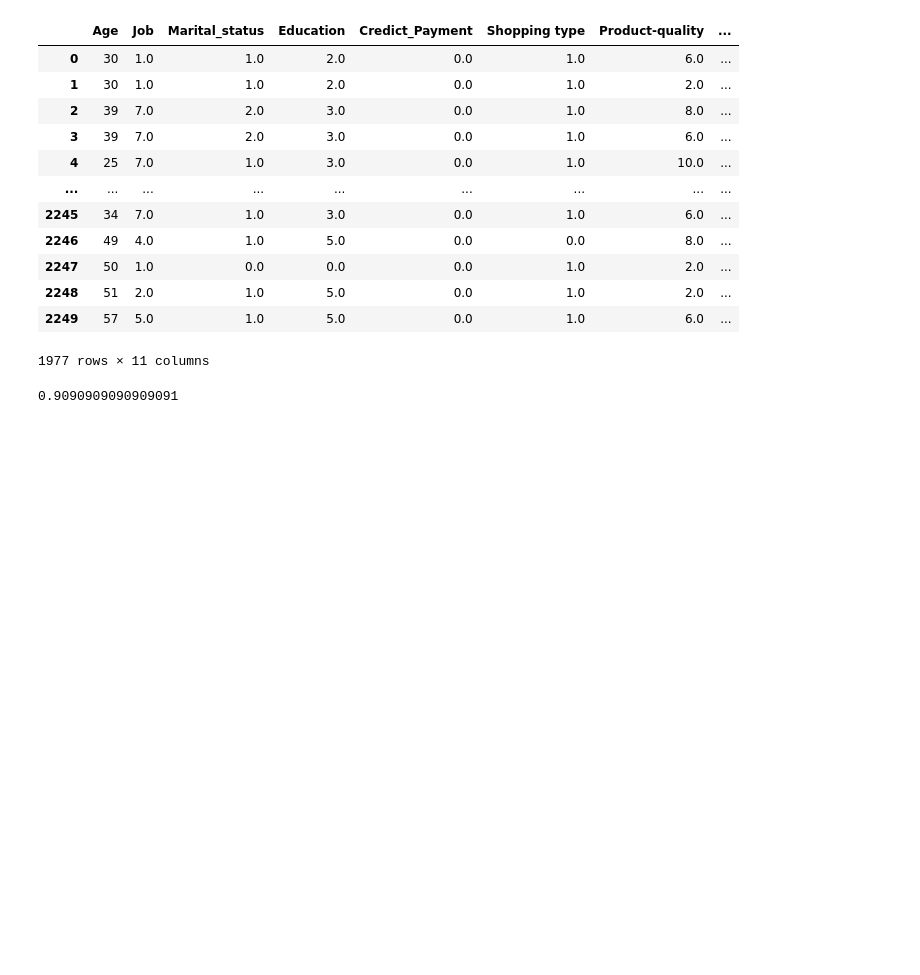
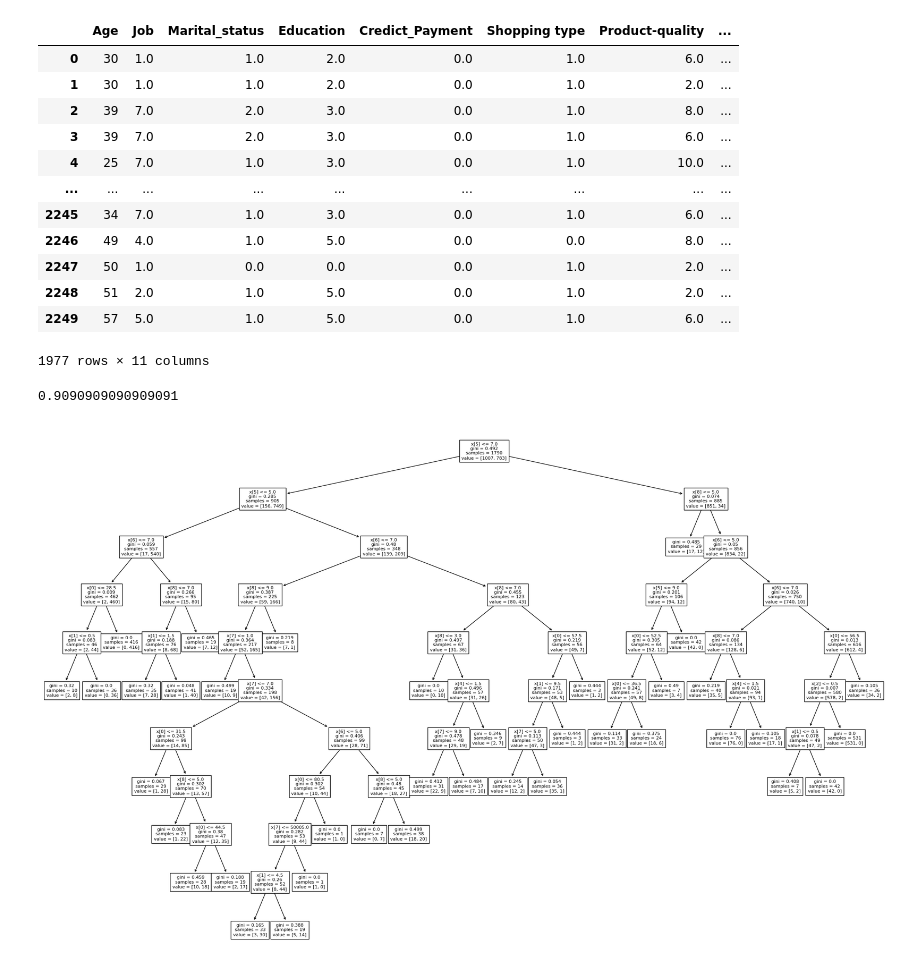
Before and after one commit to beamsbe97/expert, a Jupyter notebook: DT_clf_loyaltyCard.ipynb, the cells around one changed output. Cells and saved outputs as stored; diff of their text form; code cells hidden in the pictures; blank space fills up the shorter version.

```diff
--- a/DT_clf_loyaltyCard.ipynb
+++ b/DT_clf_loyaltyCard.ipynb
@@ -72,3 +73,9 @@ accuracy = accuracy_score(predicted, Y_test)
 print(accuracy)
 # %% [output]
 0.9090909090909091
+# %%
+fig, ax = plt.subplots(figsize=(27, 17))
+plot_tree(clf, ax=ax, fontsize=8)
+plt.show()
+# %% [output]
+[figure, added]
```
Also changed, not shown: parts of 1 cell of this notebook, 2 other files.
